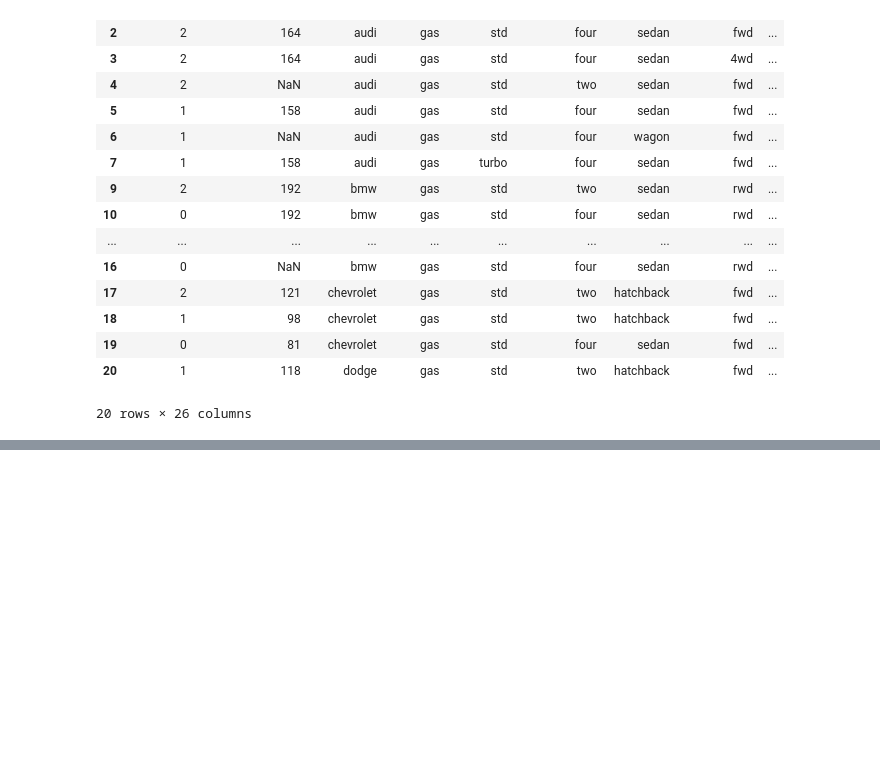
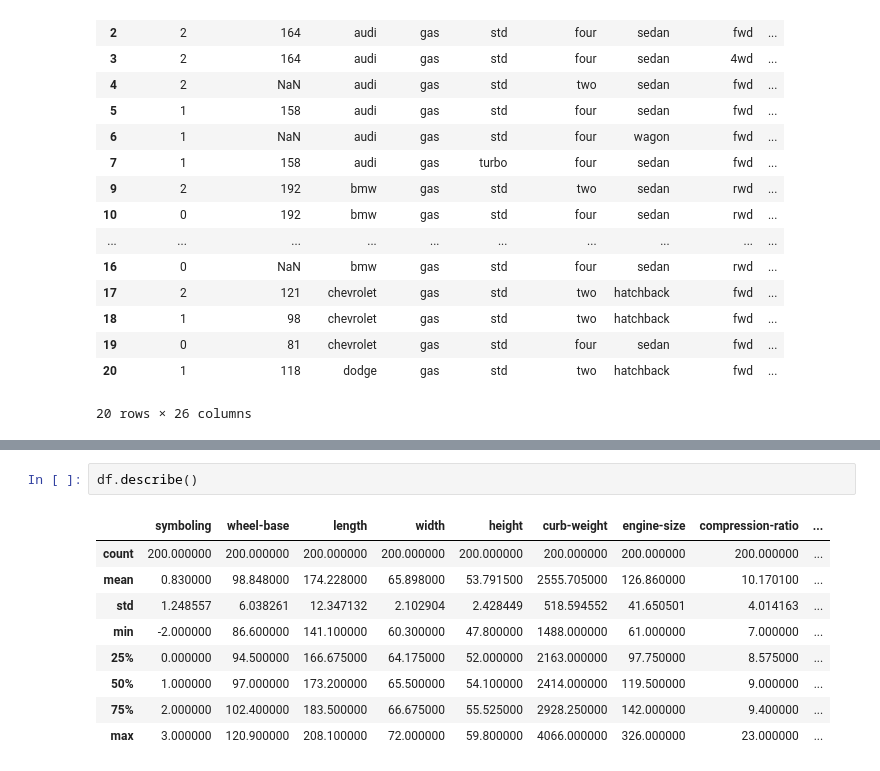
Before and after one commit to YonInsights/Project-8, a Jupyter notebook: Project.8.ipynb, the cells around one changed output, grey strips where cells are left out. Saved outputs shown, nothing was run; the diff lists cells and outputs as text; blank space fills up the shorter version.

```diff
--- a/Project.8.ipynb
+++ b/Project.8.ipynb
@@ -86,0 +122,12 @@ df.head(20)
+# %%
+df.describe()
+# %% [output]
+|  | symboling | wheel-base | length | width | height | curb-weight | engine-size | compression-ratio | ... |
+| count | 200.000000 | 200.000000 | 200.000000 | 200.000000 | 200.000000 | 200.000000 | 200.000000 | 200.000000 | ... |
+| mean | 0.830000 | 98.848000 | 174.228000 | 65.898000 | 53.791500 | 2555.705000 | 126.860000 | 10.170100 | ... |
+| std | 1.248557 | 6.038261 | 12.347132 | 2.102904 | 2.428449 | 518.594552 | 41.650501 | 4.014163 | ... |
+| min | -2.000000 | 86.600000 | 141.100000 | 60.300000 | 47.800000 | 1488.000000 | 61.000000 | 7.000000 | ... |
+| 25% | 0.000000 | 94.500000 | 166.675000 | 64.175000 | 52.000000 | 2163.000000 | 97.750000 | 8.575000 | ... |
+| 50% | 1.000000 | 97.000000 | 173.200000 | 65.500000 | 54.100000 | 2414.000000 | 119.500000 | 9.000000 | ... |
+| 75% | 2.000000 | 102.400000 | 183.500000 | 66.675000 | 55.525000 | 2928.250000 | 142.000000 | 9.400000 | ... |
+| max | 3.000000 | 120.900000 | 208.100000 | 72.000000 | 59.800000 | 4066.000000 | 326.000000 | 23.000000 | ... |
```
Also changed, not shown: parts of 3 cells of this notebook.
